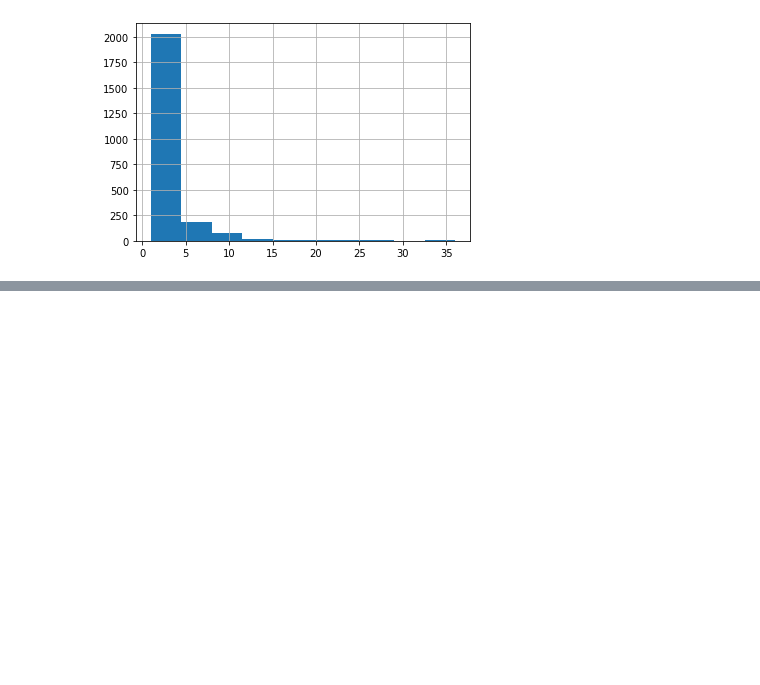
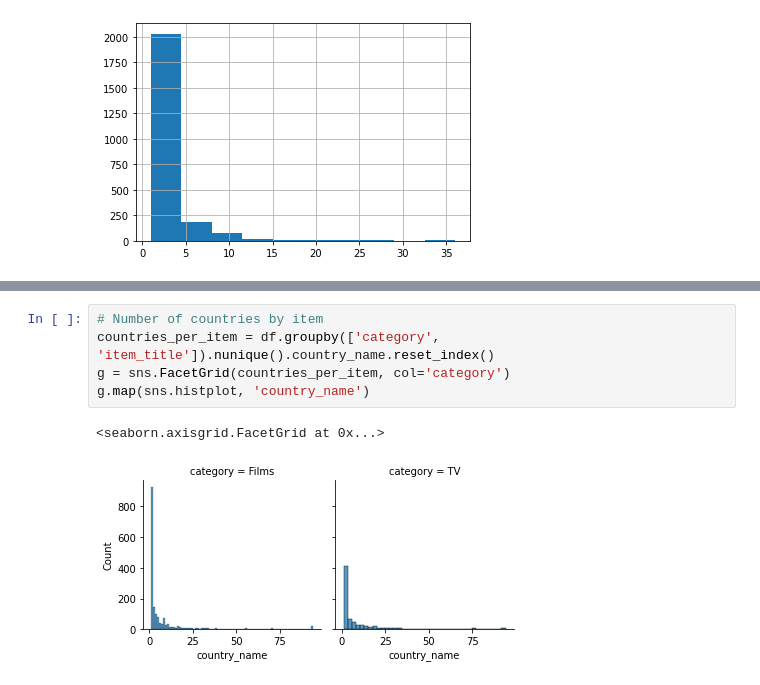
Before and after one commit to NHagar/Research-netflix, a Jupyter notebook: eda/descriptive_stats.ipynb, the cells around one changed output, grey strips where cells are left out. Cells and saved outputs as stored; diff of their text form; blank space fills up the shorter version.

```diff
--- a/eda/descriptive_stats.ipynb
+++ b/eda/descriptive_stats.ipynb
@@ -75,0 +59,8 @@ weeks_by_country_item.set_index('show_title').join(df[['show_title', 'category']
+# %%
+# Number of countries by item
+countries_per_item = df.groupby(['category', 'item_title']).nunique().country_name.reset_index()
+g = sns.FacetGrid(countries_per_item, col='category')
+g.map(sns.histplot, 'country_name')
+# %% [output]
+<seaborn.axisgrid.FacetGrid at 0x...>
+[figure, added]
```
Also changed, not shown: parts of 11 cells of this notebook.
